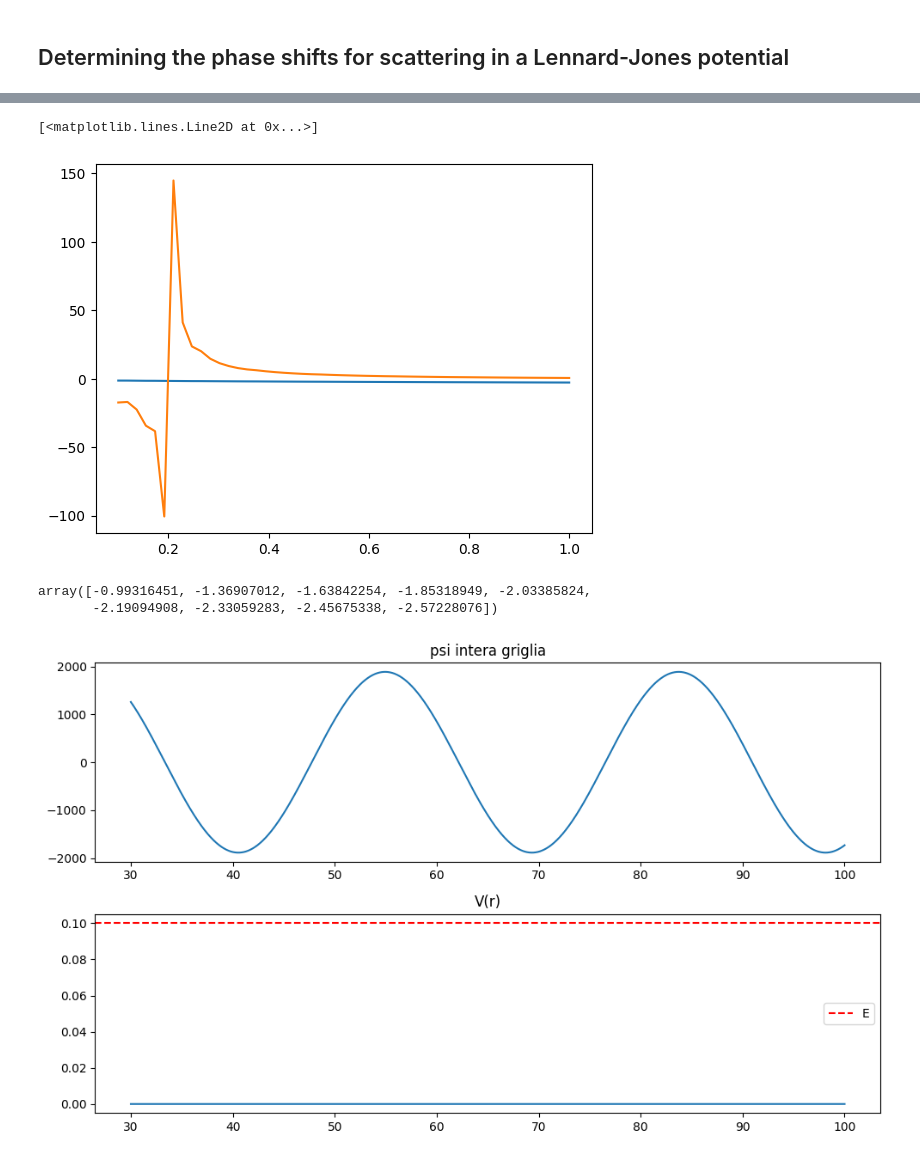
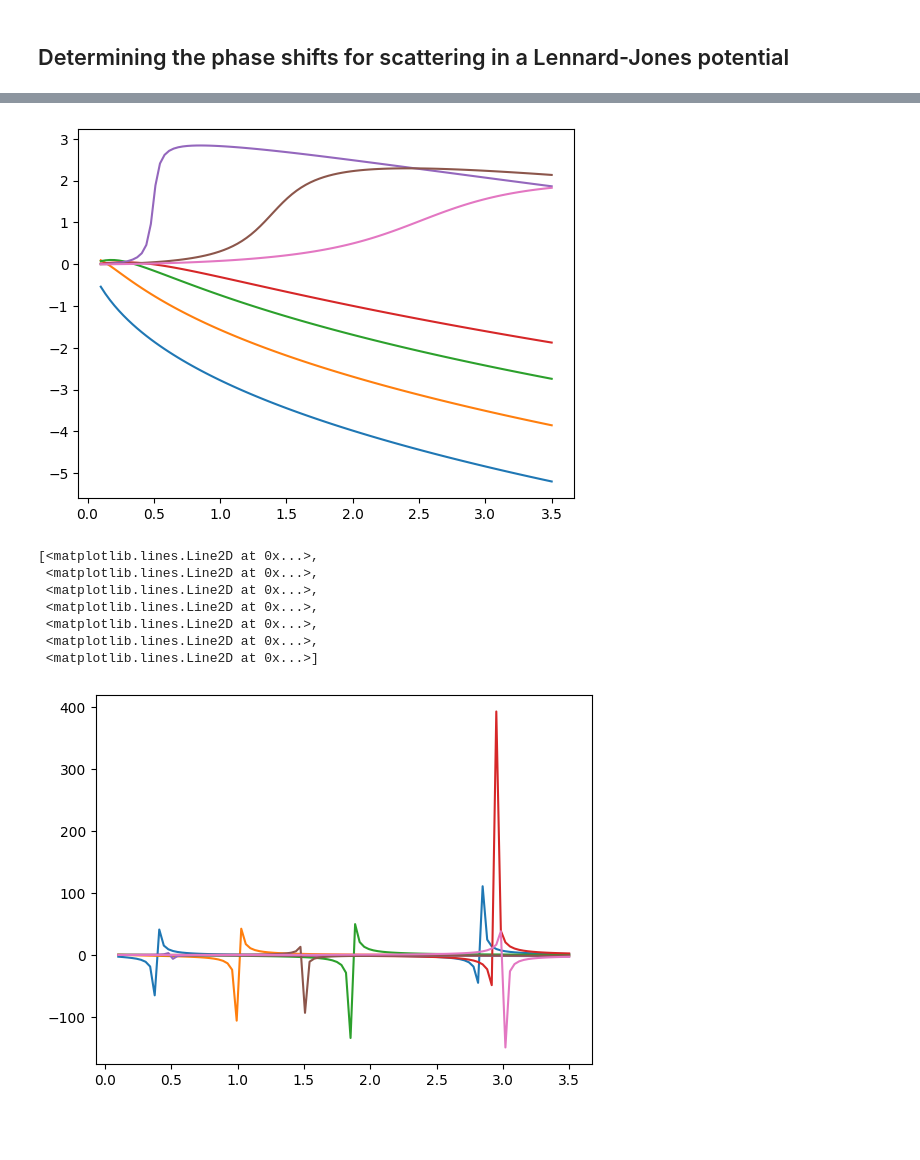
Before and after one commit to ihategoto/physipy, a Jupyter notebook: physipy/notebooks/phase_shifts_scattering.ipynb, the cells around one changed output, grey strips where cells are left out. Saved outputs shown, nothing was run; the diff lists cells and outputs as text; code cells hidden in the pictures; blank space fills up the shorter version.

Commit message:
Phase shifts

```diff
--- a/physipy/notebooks/phase_shifts_scattering.ipynb
+++ b/physipy/notebooks/phase_shifts_scattering.ipynb
@@ -87,0 +68,27 @@ ps = 0.394 with std dev = 0.083
+# %%
+ls = np.arange(0, 7, 1)
+E = np.linspace(0.1, 3.5, 100)
+hs = [1e-1, 1e-2, 1e-3, 1e-4, 1e-5]
+solver = phys.numerics.SolverOpts()
+# %%
+i = 0
+phases = np.zeros((len(hs), len(E), len(ls)))
+
+for _h in hs:
+    j = 0
+    for _E in E:
+        z = 0
+        for _l in ls:
+            points_needed = phys.n_points_needed(_E, kwargs['hbar_squared_over_2_m'], _h)
+            r_min = phys.r_asym_min(_E, _l, phys.lennard_jones, kwargs['hbar_squared_over_2_m'], **kwargs)
+            r_max = r_min + points_needed * _h
+            grid = phys.potentials.helper_grid_lj(_h, r_max, sigma = kwargs['sigma'])
+            print(f'For E = {_E:.3f} and l = {_l} h = {_h:.2e} r_min = {r_min:.3f} r_max = {r_max:.3f} and points_needed = {points_needed}')
+            coord, psi = phys.integrate_scattering_state(_E, _l, phys.lennard_jones, grid = grid, solver = solver, store_wavefunction = False, n_points = points_needed, **kwargs)
+            # compute phases
+            mean_phase, std_phase = phys.compute_phase_shift(psi, coord, _E, _l, **kwargs)
+            print(f'For E = {_E:.3f} and l = {_l} h = {_h:.2e} ps = {mean_phase:.2e} with std dev = {std_phase:.2e}')
+            phases[i, j, z] = mean_phase
+            z += 1
+        j += 1
+    i += 1
@@ -88,13 +114,16 @@ ps = 0.394 with std dev = 0.083
 # %%
-phases = np.unwrap(phases, period=np.pi)
+phases_unwrap = np.unwrap(phases, period=np.pi, axis = -1)
 
-plt.plot(E, phases)
-plt.plot(E, np.tan(phases) / phys.wave_vector(E, **kwargs))
+plt.plot(E, phases_unwrap.T)
+plt.show()
+plt.plot(E, (np.tan(phases_unwrap) / phys.wave_vector(E, **kwargs)).T)
 # %% [output]
+[figure, new version]
-[<matplotlib.lines.Line2D at 0x...>]
+[<matplotlib.lines.Line2D at 0x...>,
+ <matplotlib.lines.Line2D at 0x...>,
+ <matplotlib.lines.Line2D at 0x...>,
+ <matplotlib.lines.Line2D at 0x...>,
+ <matplotlib.lines.Line2D at 0x...>,
+ <matplotlib.lines.Line2D at 0x...>,
+ <matplotlib.lines.Line2D at 0x...>]
-[figure, old version]
+[figure, added]
-# %%
-phases
-# %% [output]
-array([-0.99316451, -1.36907012, -1.63842254, -1.85318949, -2.03385824,
-       -2.19094908, -2.33059283, -2.45675338, -2.57228076])
@@ -123,12 +129,0 @@ coord, psi = phys.scattering.integrate_scattering_state(
-# %%
-fig, (ax1, ax2) = plt.subplots(2, 1, figsize=(10, 6))
-ax1.plot(coord, np.ravel(psi))
-ax1.set_title("psi intera griglia")
-ax2.plot(coord, phys.lennard_jones(coord, **kwargs))  # il tuo potenziale
-ax2.set_title("V(r)")
-ax2.axhline(0.1, color='r', linestyle='--', label='E')
-ax2.legend()
-plt.tight_layout()
-plt.show()
-# %% [output]
-[figure, removed]
```
Also changed, not shown: parts of 28 cells of this notebook, 5 other files.
